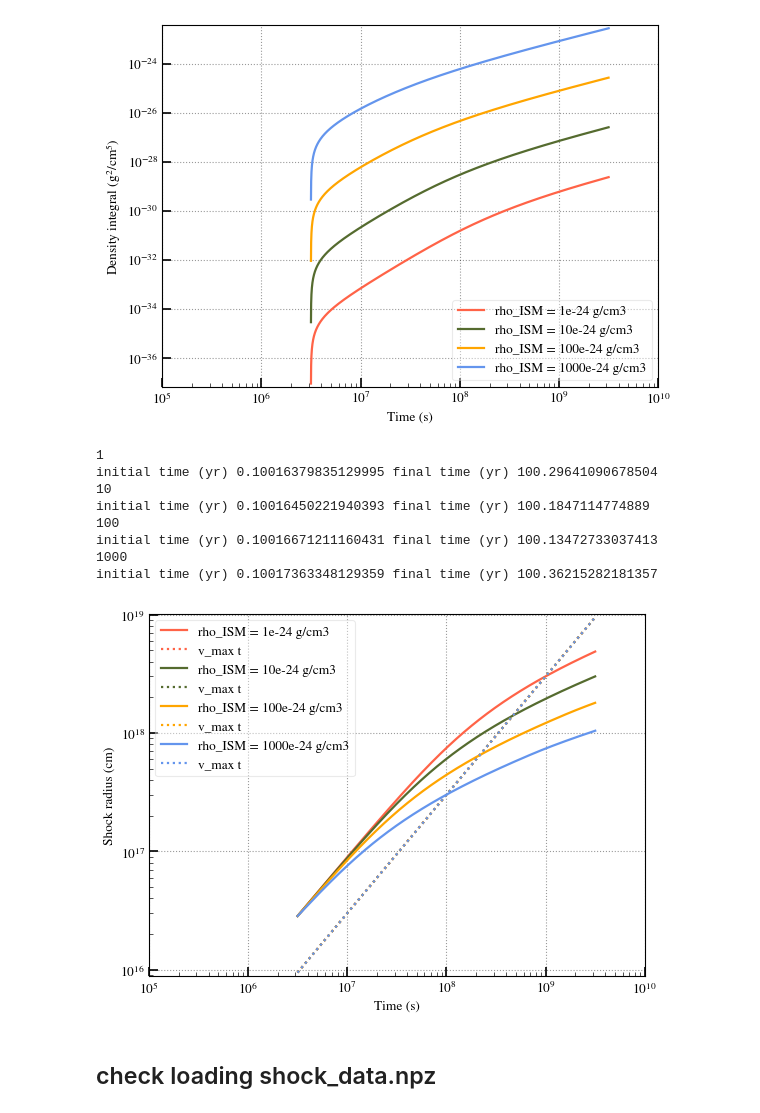
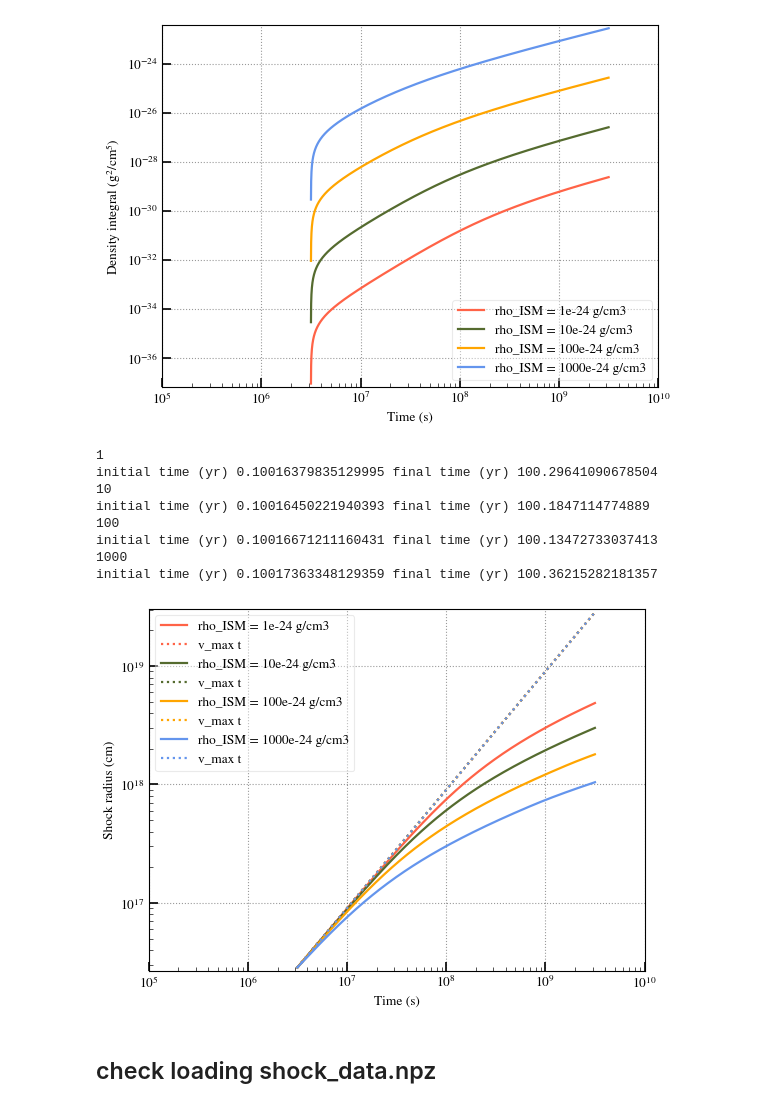
Before and after one commit to samanthacwu/Radio_Forward_Modeling, a Jupyter notebook: constant_density_evol/Mflare_1e-1_vmax_0p3c/spectrum_evolution/check_spectrum_evol.ipynb, the cells around one changed output. Drawn from its saved outputs; the diff is of its cells as text; code cells hidden in the pictures.

```diff
--- a/constant_density_evol/Mflare_1e-1_vmax_0p3c/spectrum_evolution/check_spectrum_evol.ipynb
+++ b/constant_density_evol/Mflare_1e-1_vmax_0p3c/spectrum_evolution/check_spectrum_evol.ipynb
@@ -186,35 +186,35 @@ for i,rhoISM in enumerate(rhoISM_vals):
     rsh = shell_data[:,1] #cm
     vsh = shell_data[:,2] #cm/s
     # deltav_1 = shell_data[:,3] #cm/s
     deltav_2 = shell_data[:,3] #cm/s
     rho_const = shell_data[:,4] #g/cm^3
     rhofl_2 = shell_data[:,5] #g/cm^3
     int_rhofl_1_sq_dr = shell_data[:,6] #g^2/cm^5
     print('initial time (yr)',time[0]/secinyear, 'final time (yr)', time[-1]/secinyear)
     # plt.figure()
     plt.plot(time,rsh,color=colors[i],label='rho_ISM = %ge-24 g/cm3' % rhoISM)
     c = 2.9989e10
-    plt.plot(time,0.1 * c * time,color=colors[i],label='v_max t', ls=':')
+    plt.plot(time,0.3 * c * time,color=colors[i],label='v_max t', ls=':')
 
     plt.xlabel('Time (s)')
     plt.ylabel('Shock radius (cm)')
     plt.xlim(1e5,1e10)
     # plt.ylim(1e-,2e-17)
     plt.xscale('log')
     plt.yscale('log')
     plt.legend()
     plt.grid(linestyle=':')
     # plt.title('delta t = %g yr' % deltat)
 # %% [output]
 1
 initial time (yr) 0.10016379835129995 final time (yr) 100.29641090678504
 10
 initial time (yr) 0.10016450221940393 final time (yr) 100.1847114774889
 100
 initial time (yr) 0.10016671211160431 final time (yr) 100.13472733037413
 1000
 initial time (yr) 0.10017363348129359 final time (yr) 100.36215282181357
-[figure, old version]
+[figure, new version]
 # %% [markdown]
 ## check loading shock_data.npz
 # %%
```
Also changed, not shown: 14 other files.
